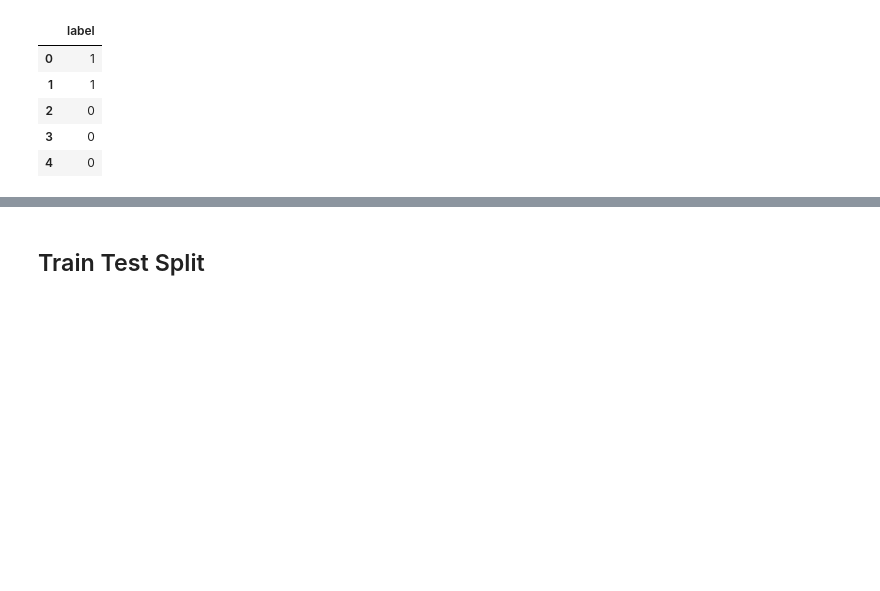
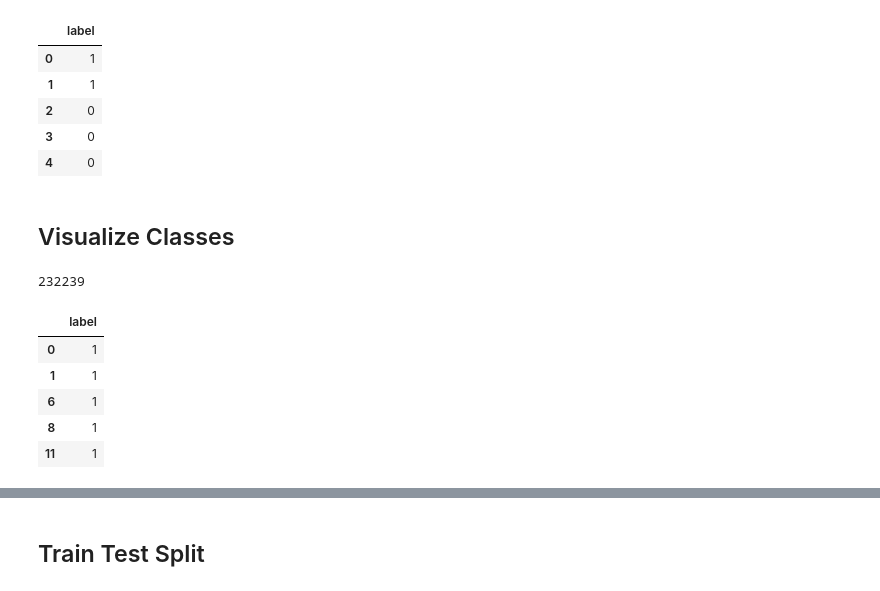
Before and after one commit to markabrennan/Twitter_bot_analysis, a Jupyter notebook: Mark_NLP.ipynb, the cells around one changed output, grey strips where cells are left out. Drawn from its saved outputs; the diff is of its cells as text; code cells hidden in the pictures; blank space fills up the shorter version.

```diff
--- a/Mark_NLP.ipynb
+++ b/Mark_NLP.ipynb
@@ -581,3 +585,18 @@ Y_all.head()
 | 2 | 0 |
 | 3 | 0 |
 | 4 | 0 |
+# %% [markdown]
+## Visualize Classes
+# %%
+len(Y_all)
+# %% [output]
+232239
+# %%
+Y_all[Y_all.label==1].head()
+# %% [output]
+|  | label |
+| 0 | 1 |
+| 1 | 1 |
+| 6 | 1 |
+| 8 | 1 |
+| 11 | 1 |
```
Also changed, not shown: parts of 15 cells of this notebook, 2 other files.
